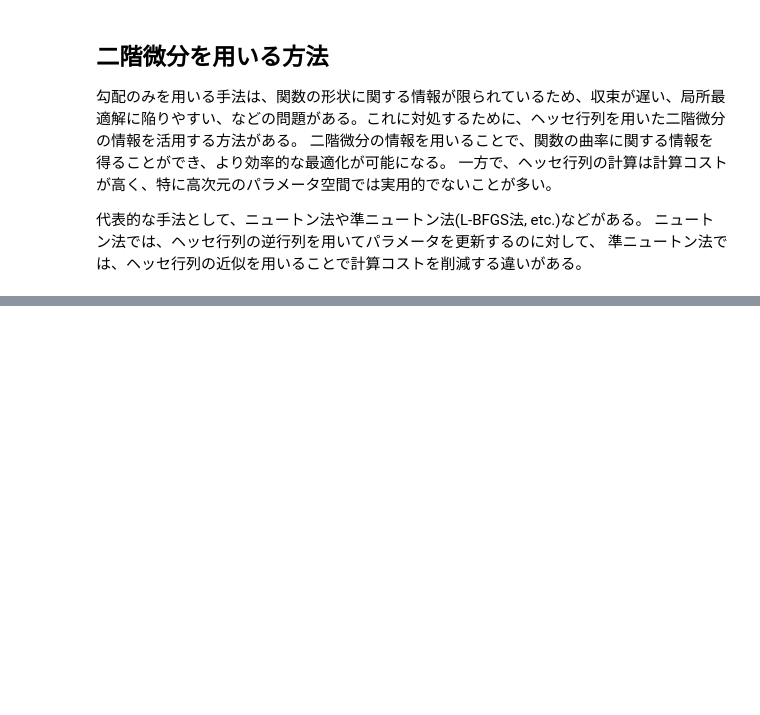
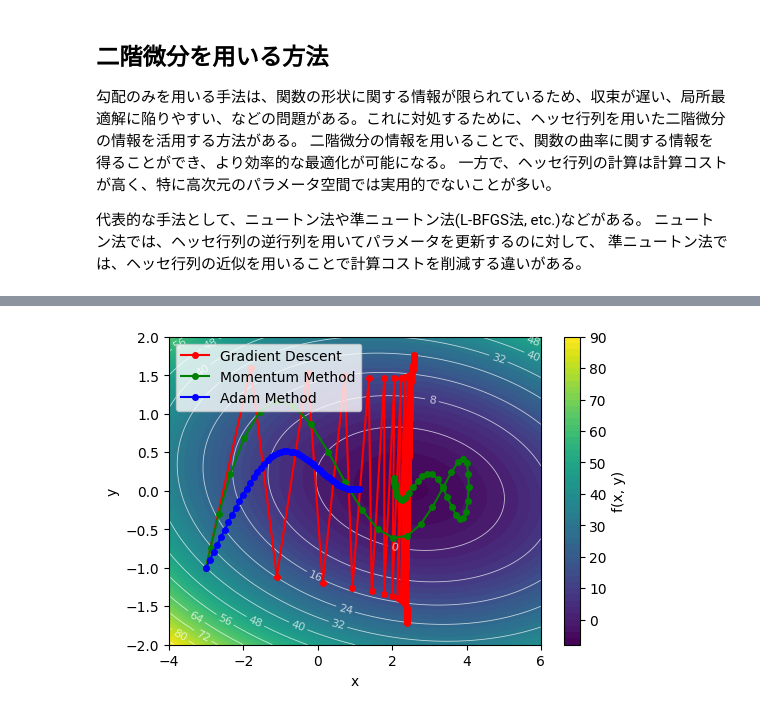
Before and after one commit to SotaYoshida/AIML1, a Jupyter notebook: _sources/notebooks/Chapter_Optimization.ipynb, the cells around one changed output, grey strips where cells are left out. Drawn from its saved outputs; the diff is of its cells as text; code cells hidden in the pictures; blank space fills up the shorter version.

```diff
--- a/_sources/notebooks/Chapter_Optimization.ipynb
+++ b/_sources/notebooks/Chapter_Optimization.ipynb
@@ -103,0 +168,81 @@ $$
+# %%
+import numpy as np
+import matplotlib.pyplot as plt
+from matplotlib import cm
+
+def f(x, y):
+    return 0.5 * (2*x**2 + 2*x*y + 20*y**2) - (5*x + 3*y)
+
+def grad_f(x, y):
+    dfdx = 2*x + y - 5
+    dfdy = x + 20*y - 3
+    return np.array([dfdx, dfdy])
+
+# 最適化手法の実装
+def gradient_descent(start, lr, steps):
+    x, y = start
+    path = [(x, y)]
+    for _ in range(steps):
+        grad = grad_f(x, y)
+        x -= lr * grad[0]
+        y -= lr * grad[1]
+        path.append((x, y))
+    return np.array(path)
+
+def momentum_method(start, lr, steps, beta=0.9):
+    x, y = start
+    path = [(x, y)]
+    v = np.array([0.0, 0.0])
+    for _ in range(steps):
+        grad = grad_f(x, y)
+        v = beta * v + (1 - beta) * grad
+        x -= lr * v[0]
+        y -= lr * v[1]
+        path.append((x, y))
+    return np.array(path)
+
+def adam_method(start, lr, steps, beta1=0.9, beta2=0.999, epsilon=1e-8):
+    x, y = start
+    path = [(x, y)]
+    m = np.array([0.0, 0.0])
+    v = np.array([0.0, 0.0])
+    for t in range(1, steps + 1):
+        grad = grad_f(x, y)
+        m = beta1 * m + (1 - beta1) * grad
+        v = beta2 * v + (1 - beta2) * (grad ** 2)
+        m_hat = m / (1 - beta1 ** t)
+        v_hat = v / (1 - beta2 ** t)
+        x -= lr * m_hat[0] / (np.sqrt(v_hat[0]) + epsilon)
+        y -= lr * m_hat[1] / (np.sqrt(v_hat[1]) + epsilon)
+        path.append((x, y))
+    return np.array(path)
+
+# パラメータ設定
+start = (-3.0, -1.0)
+lr = 0.1
+steps = 50
+
+# 最適化の実行
+gd_path = gradient_descent(start, lr, steps)
+mom_path = momentum_method(start, lr, steps)
+adam_path = adam_method(start, lr, steps)
+
+# 可視化
+x = np.linspace(-4, 6, 100)
+y = np.linspace(-2, 2, 100)
+X, Y = np.meshgrid(x, y)
+Z = f(X, Y)
+fig, ax = plt.subplots(figsize=(6, 4))
+cf = ax.contourf(X, Y, Z, levels=50, cmap=cm.viridis)
+c = ax.contour(X, Y, Z, levels=15, colors='w', linewidths=0.6, alpha=0.7)
+ax.clabel(c, inline=True, fontsize=8)
+fig.colorbar(cf, ax=ax, label='f(x, y)')
+ax.plot(gd_path[:, 0], gd_path[:, 1], '-o', color='r', markersize=4, label='Gradient Descent')
+ax.plot(mom_path[:, 0], mom_path[:, 1], '-o', color='g', markersize=4, label='Momentum Method')
+ax.plot(adam_path[:, 0], adam_path[:, 1], '-o', color='b', markersize=4, label='Adam Method')
+ax.set_xlabel('x')
+ax.set_ylabel('y')
+ax.legend()
+plt.show()
+# %% [output]
+[figure, added]
```
Also changed, not shown: parts of 3 cells of this notebook, 36 other files.
